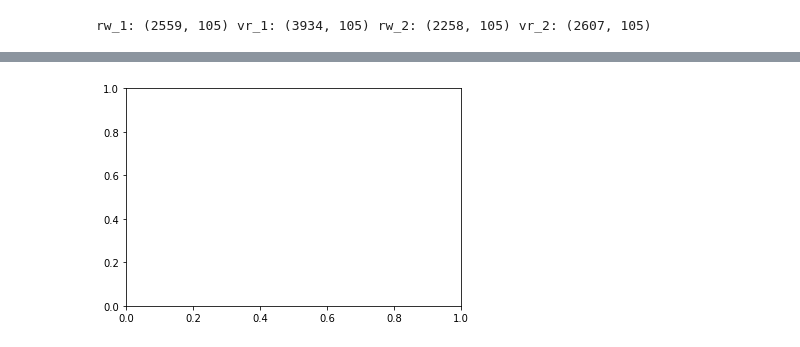
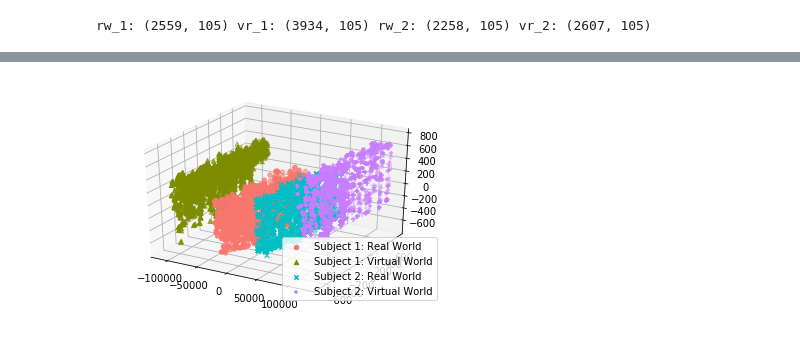
Before and after one commit to talpallikar/vr-motion-analysis, a Jupyter notebook: src/pca_multi.ipynb, the cells around one changed output, grey strips where cells are left out. Cells and saved outputs as stored; diff of their text form; code cells hidden in the pictures.

```diff
--- a/src/pca_multi.ipynb
+++ b/src/pca_multi.ipynb
@@ -38,6 +110,6 @@ rw_1: (2559, 105) vr_1: (3934, 105) rw_2: (2258, 105) vr_2: (2607, 105)
 # %%
 #stack our datasets:
 
-data = np.vstack((trans_cui, trans_liu, trans_tri))
+data = np.vstack((rw_1_rounded, vr_1_rounded, rw_2_rounded, vr_2_rounded))
 data.shape
 # %% [output]
@@ -45,5 +117,9 @@ data.shape
 # %%
-#Do pca on the combined dataset - we will go down to 3 components
+#Do pca on the combined dataset - we will do two versions: one with 3 components and one with 2 components
 pca = decomposition.PCA(n_components=3)
 
-components = pca.fit_transform(data)
+stacked_3_components = pca.fit_transform(data)
+
+pca = decomposition.PCA(n_components=2)
+
+stacked_2_components = pca.fit_transform(data)
@@ -71,0 +136,8 @@ comp_tri_z = comp_tri[:, 2]
+# %%
+#split the dataset back into classes
+
+rw_1_stacked_3 = stacked_3_components[0:len(rw_1_rounded)]
+vr_1_stacked_3 = stacked_3_components[0+len(rw_1_rounded):len(rw_1_rounded)+len(vr_1_rounded)]
+rw_2_stacked_3 = stacked_3_components[0+len(rw_1_rounded)+len(vr_1_rounded):len(rw_1_rounded)+len(vr_1_rounded)+len(rw_2_rounded)]
+vr_2_stacked_3 = stacked_3_components[0+len(rw_1_rounded)+len(vr_1_rounded)+len(vr_2_rounded):len(rw_1_rounded)+len(vr_1_rounded)+len(rw_2_rounded)+len(vr_2_rounded)]
+print('rw_1_stacked_3', rw_1_stacked_3.shape, 'vr_1_stacked_3', vr_1_stacked_3.shape, 'rw_2_stacked_3', rw_2_stacked_3.shape, 'vr_2_stacked_3', vr_2_stacked_3.shape)
@@ -71,0 +161,17 @@ comp_tri_z = comp_tri[:, 2]
+# %%
+#split 3d data into x,y,z components
+rw_1_stacked_3_x = rw_1_stacked_3[:, 0]
+rw_1_stacked_3_y = rw_1_stacked_3[:, 1]
+rw_1_stacked_3_z = rw_1_stacked_3[:, 2]
+
+vr_1_stacked_3_x = vr_1_stacked_3[:, 0]
+vr_1_stacked_3_y = vr_1_stacked_3[:, 1]
+vr_1_stacked_3_z = vr_1_stacked_3[:, 2]
+
+rw_2_stacked_3_x = rw_2_stacked_3[:, 0]
+rw_2_stacked_3_y = rw_2_stacked_3[:, 1]
+rw_2_stacked_3_z = rw_2_stacked_3[:, 2]
+
+vr_2_stacked_3_x = vr_2_stacked_3[:, 0]
+vr_2_stacked_3_y = vr_2_stacked_3[:, 1]
+vr_2_stacked_3_z = vr_2_stacked_3[:, 2]
@@ -75,12 +197,14 @@ comp_tri_z = comp_tri[:, 2]
 fig = plt.figure()
 ax = fig.add_subplot(111, projection='3d')
 # %%
-#add each dataset to the plot and then graph
-ax.scatter(comp_cui_x, comp_cui_y, comp_cui_z, c='r', marker = "o", label = 'Cui')
-ax.scatter(comp_liu_x, comp_liu_y, comp_liu_z, c='b', marker = "^", label = 'Liu')
-ax.scatter(comp_tri_x, comp_tri_y, comp_tri_z, c='g', marker = "x", label = 'Tri')
+#add each dataset to the 3d plot and then graph
+ax.scatter(rw_1_stacked_3_x, rw_1_stacked_3_y, rw_1_stacked_3_z, c='#F8766D', marker = "o", label = 'Subject 1: Real World')
+ax.scatter(vr_1_stacked_3_x, vr_1_stacked_3_y, vr_1_stacked_3_z, c='#7C8E00', marker = "^", label = 'Subject 1: Virtual World')
+ax.scatter(rw_2_stacked_3_x, rw_2_stacked_3_y, rw_2_stacked_3_z, c='#00BFC4', marker = "x", label = 'Subject 2: Real World')
+ax.scatter(vr_2_stacked_3_x, vr_2_stacked_3_y, vr_2_stacked_3_z, c='#C77CFF', marker = "+", label = 'Subject 2: Virtual World')
+
 
 plt.legend(loc = 'best');
 plt.show()
 # %% [output]
-[figure, old version]
+[figure, new version]
```
Also changed, not shown: parts of 18 cells of this notebook.
